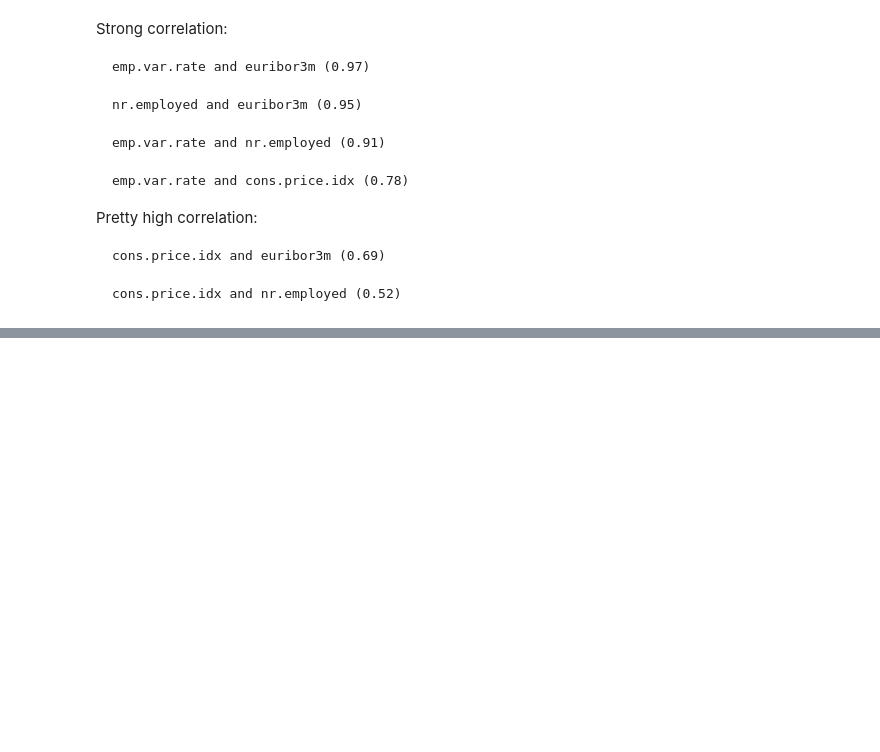
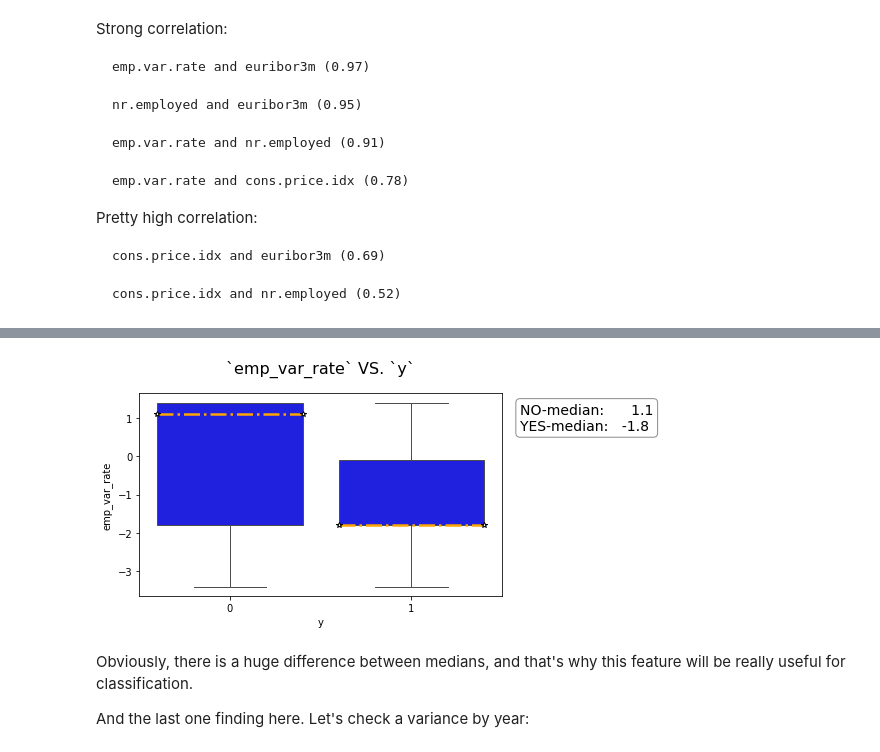
Before and after one commit to bahadurvikram/termdeposit, a Jupyter notebook: notebooks/term-deposit-notebook.ipynb, the cells around one changed output, grey strips where cells are left out. Drawn from its saved outputs; the diff is of its cells as text; code cells hidden in the pictures; blank space fills up the shorter version.

```diff
--- a/notebooks/term-deposit-notebook.ipynb
+++ b/notebooks/term-deposit-notebook.ipynb
@@ -459,0 +492,20 @@ ValueError: Could not interpret value `year` for `hue`. An entry with this name
+# %%
+fig, ax = plt.subplots(figsize=(8, 4))
+sns.boxplot(x=bank['y'], y=bank[feature_name], color='b',
+            medianprops={'linestyle':'-.', 'linewidth':2.5, 'color':'orange',
+                         'marker':'*', 'markerfacecolor':'white', 'markeredgecolor':'black'},
+            ax=ax)
+
+bbox_props = dict(boxstyle='round', fc='w', ec='0.5', alpha=0.9)
+median_no, median_yes = bank.groupby('y')[feature_name].median()
+plt.text(1.6, 1, f'NO-median: {median_no:>8}\nYES-median: {median_yes:>6}', ha='left', va='center', size=14,
+        bbox=bbox_props)
+
+plt.title(f'`{feature_name}` VS. `y`', fontsize=16, pad=20)
+plt.tight_layout();
+# %% [output]
+[figure, added]
+# %% [markdown]
+Obviously, there is a huge difference between medians, and that's why this feature will be really useful for classification.
+
+And the last one finding here. Let's check a variance by year:
```
Also changed, not shown: parts of 86 cells of this notebook, 1 other file.
